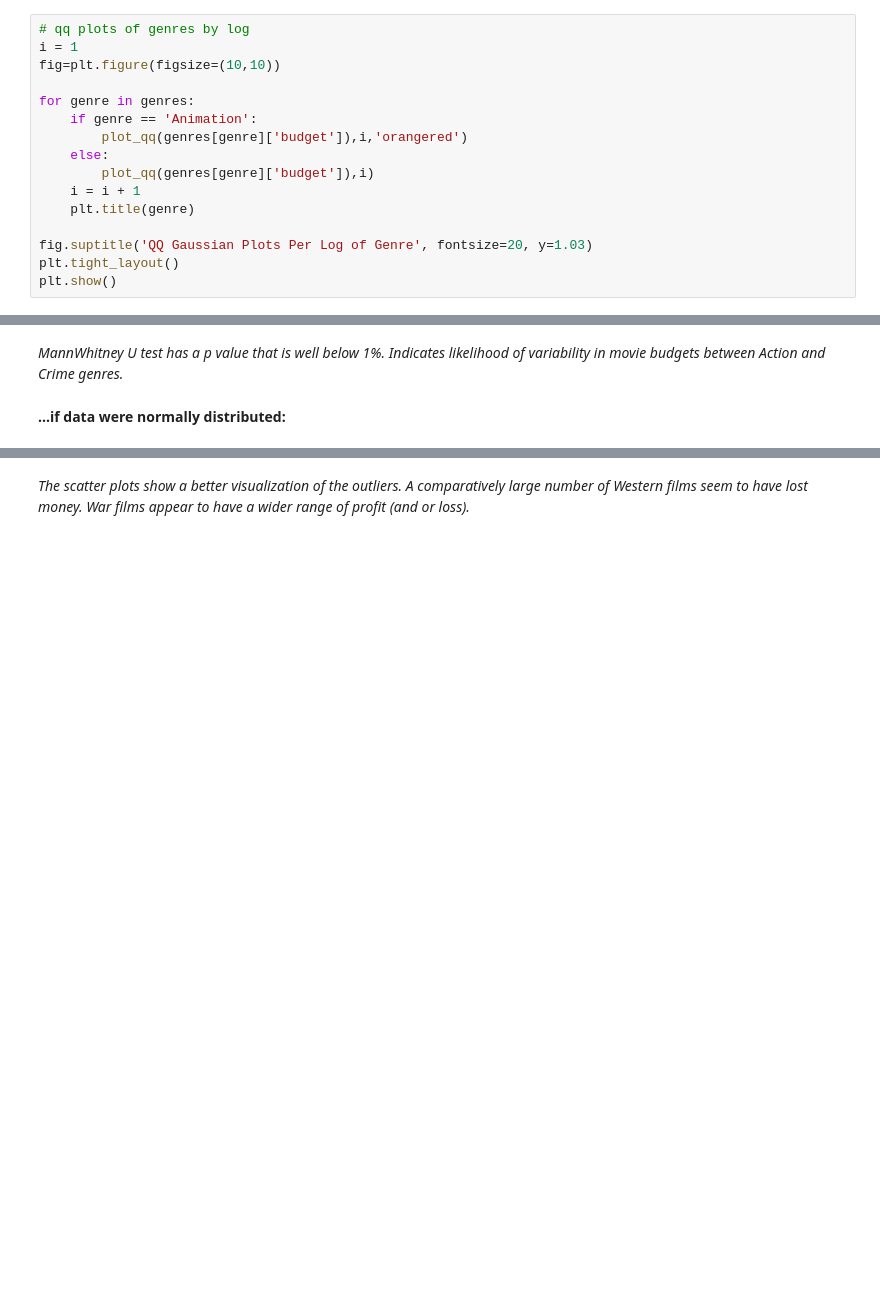
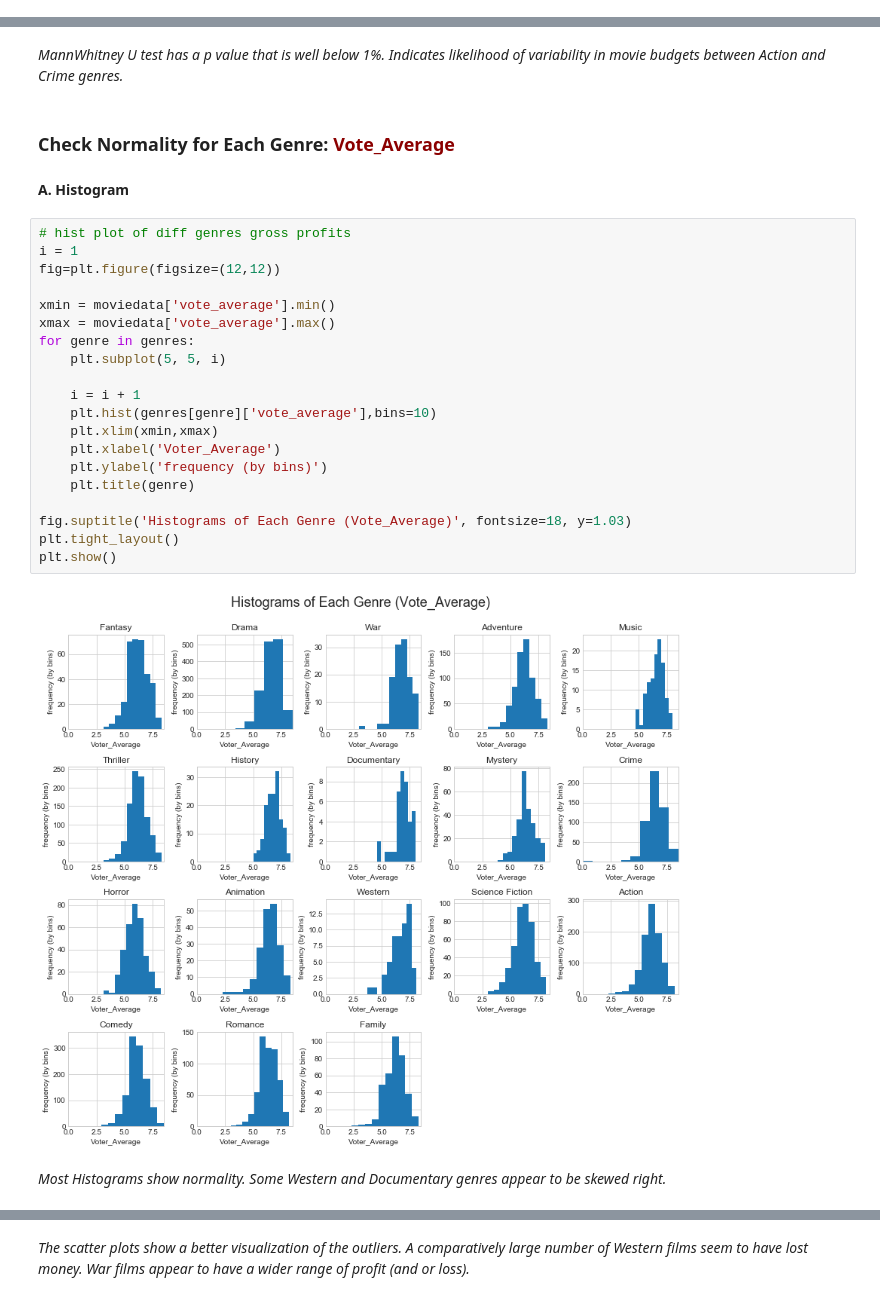
Before and after one commit to kimrharper/thinkful, a Jupyter notebook: PrepCourse/PrepCourse-4-2-Capstone.ipynb, the cells around one changed output, grey strips where cells are left out. Drawn from its saved outputs; the diff is of its cells as text; blank space fills up the shorter version.

```diff
--- a/PrepCourse/PrepCourse-4-2-Capstone.ipynb
+++ b/PrepCourse/PrepCourse-4-2-Capstone.ipynb
@@ -276,18 +282,2 @@ plt.show()
 # %% [markdown]
 _Exponential curves in QQ plots indicates most genres are left skewed. Animation appears more linear so it could have a normal distribution._
-# %%
-# qq plots of genres by log
-i = 1
-fig=plt.figure(figsize=(10,10))
-
-for genre in genres:
-    if genre == 'Animation':
-        plot_qq(genres[genre]['budget']),i,'orangered')
-    else:
-        plot_qq(genres[genre]['budget']),i)
-    i = i + 1
-    plt.title(genre)
-
-fig.suptitle('QQ Gaussian Plots Per Log of Genre', fontsize=20, y=1.03)
-plt.tight_layout()
-plt.show()
@@ -302,5 +309,31 @@ mannwhitneyu(genres['Action']['budget'], genres['Crime']['budget'], use_continui
 MannwhitneyuResult(statistic=164954.5, pvalue=5.950051344212043e-23)
 # %% [markdown]
 _MannWhitney U test has a p value that is well below 1%. Indicates likelihood of variability in movie budgets between Action and Crime genres._
-# %% [markdown]
-__...if data were normally distributed:__
+# %% [markdown]
+### Check Normality for Each Genre: <span style="color:darkred">Vote\_Average</span>
+# %% [markdown]
+__A. Histogram__
+# %%
+# hist plot of diff genres gross profits
+i = 1
+fig=plt.figure(figsize=(12,12))
+
+xmin = moviedata['vote_average'].min()
+xmax = moviedata['vote_average'].max()
+for genre in genres:
+    plt.subplot(5, 5, i)
+
+    i = i + 1
+    plt.hist(genres[genre]['vote_average'],bins=10)
+    plt.xlim(xmin,xmax)
+    plt.xlabel('Voter_Average')
+    plt.ylabel('frequency (by bins)')
+    plt.title(genre)
+
+fig.suptitle('Histograms of Each Genre (Vote_Average)', fontsize=18, y=1.03)
+plt.tight_layout()
+plt.show()
+# %% [output]
+[figure, added]
+# %% [markdown]
+_Most Histograms show normality. Some Western and Documentary genres appear to be skewed right._
```
Also changed, not shown: parts of 55 cells of this notebook.
